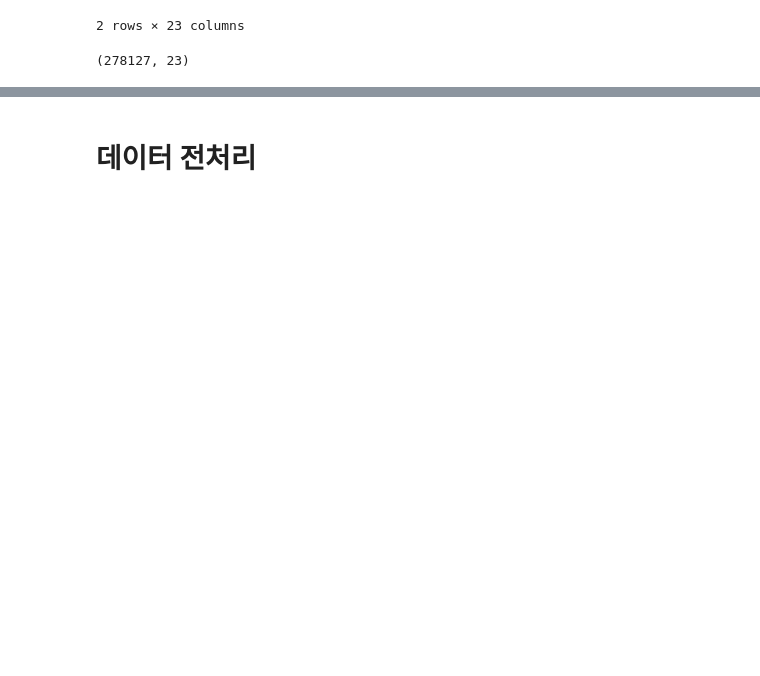
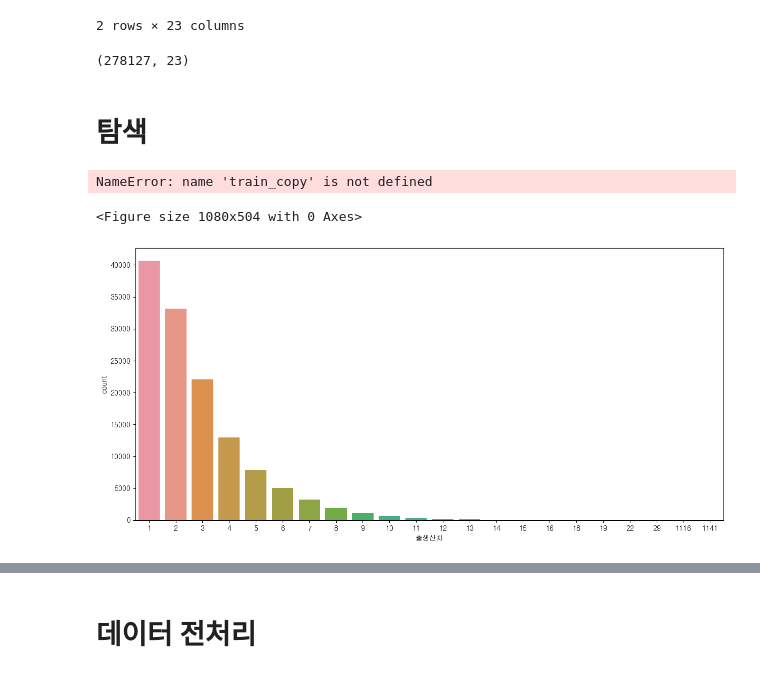
Before and after one commit to tabjun/2024-study, a Jupyter notebook: cow prediction study/code/code_0311.ipynb, the cells around one changed output, grey strips where cells are left out. Drawn from its saved outputs; the diff is of its cells as text; code cells hidden in the pictures; blank space fills up the shorter version.

```diff
--- a/cow prediction study/code/code_0311.ipynb
+++ b/cow prediction study/code/code_0311.ipynb
@@ -40,3 +99,20 @@ df.head(2)
 df.shape
 # %% [output]
 (278127, 23)
+# %% [markdown]
+# 탐색
+# %%
+plt.figure(figsize=(15, 7))
+
+sns.countplot(x='출생산차', data=train_copy)
+plt.show()
+# %% [output]
+NameError: name 'train_copy' is not defined
+<Figure size 1080x504 with 0 Axes>
+# %%
+plt.figure(figsize=(15, 7))
+
+sns.countplot(x='출생산차', data=data4)
+plt.show()
+# %% [output]
+[figure, added]
```
Also changed, not shown: parts of 79 cells of this notebook.
